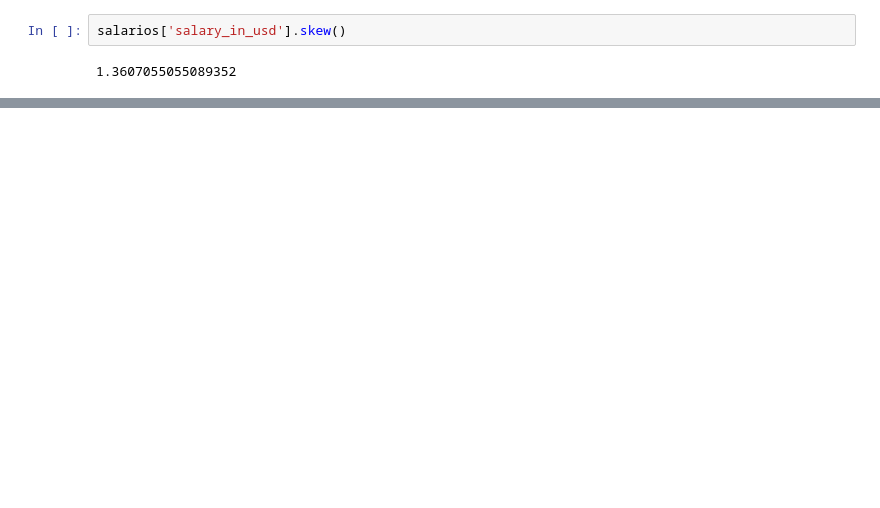
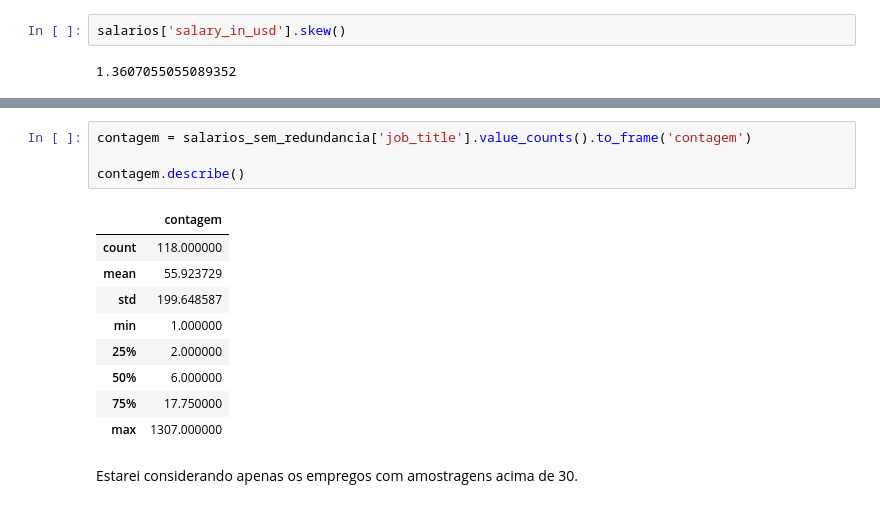
Before and after one commit to Alexandre-Esposte/dive-into-data-careers, a Jupyter notebook: notebook/data_careers_analysis.ipynb, the cells around one changed output, grey strips where cells are left out. Cells and saved outputs as stored; diff of their text form; blank space fills up the shorter version.

```diff
--- a/notebook/data_careers_analysis.ipynb
+++ b/notebook/data_careers_analysis.ipynb
@@ -677,0 +678,16 @@ salarios.query(f'salary_in_usd == {salarios["salary_in_usd"].min()} ')
+# %%
+contagem = salarios_sem_redundancia['job_title'].value_counts().to_frame('contagem')
+
+contagem.describe()
+# %% [output]
+|  | contagem |
+| count | 118.000000 |
+| mean | 55.923729 |
+| std | 199.648587 |
+| min | 1.000000 |
+| 25% | 2.000000 |
+| 50% | 6.000000 |
+| 75% | 17.750000 |
+| max | 1307.000000 |
+# %% [markdown]
+Estarei considerando apenas os empregos com amostragens acima de 30.
```
Also changed, not shown: parts of 33 cells of this notebook, 1 other file.
